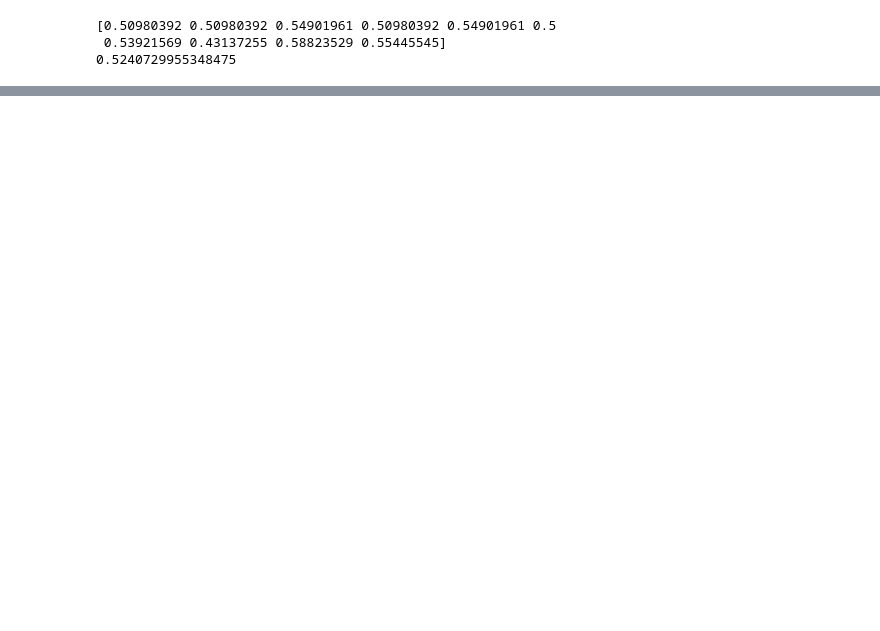
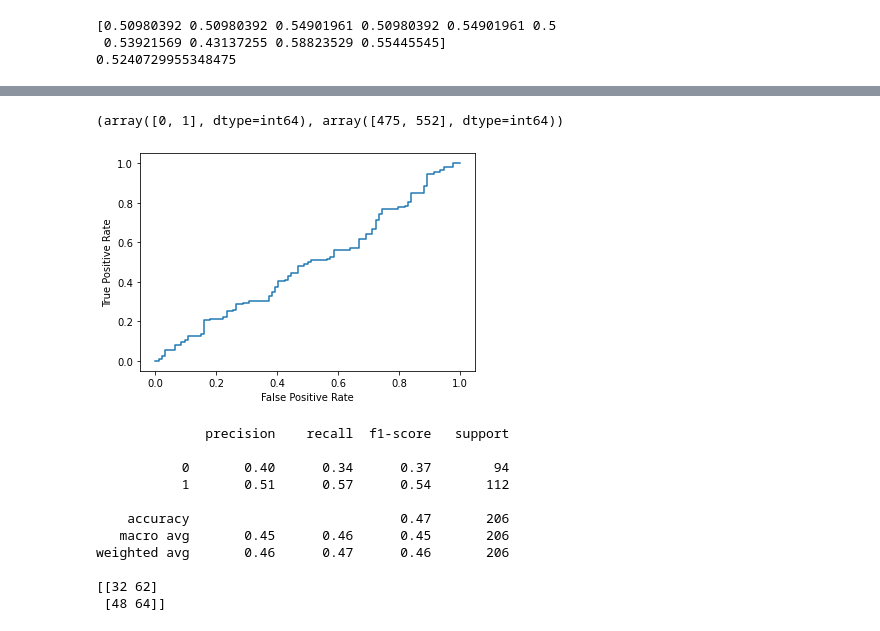
Before and after one commit to kylearbide/Stock-Market-Analysis-EMSE6575, a Jupyter notebook: notebooks/classification/Stock_classifier.ipynb, the cells around one changed output, grey strips where cells are left out. Saved outputs shown, nothing was run; the diff lists cells and outputs as text; code cells hidden in the pictures; blank space fills up the shorter version.

```diff
--- a/notebooks/classification/Stock_classifier.ipynb
+++ b/notebooks/classification/Stock_classifier.ipynb
@@ -394,0 +485,50 @@ weighted avg       0.48      0.48      0.48       204
+# %%
+stocks = ['AAPL','NVDA','FTEC','GOLD','GS','TMUS','MTB','LYG','FRC','GOOG','AAL','CIBR','CVS','TSLA','VOD','EWBC','BAC','RIO','BTG','CI']
+#
+stocks_df = pull_stocks_with_pct_change(stock_names = stocks)
+
+X = stocks_df
+y = np.array(stocks_df['AAPL'])
+
+y_cats = set_target_classes(n = 2, targets = y)
+y_cats = np.delete(y_cats, 0)
+
+X_shift = X.shift(periods=1).dropna()
+# %%
+np.unique(y_cats, return_counts = True)
+# %% [output]
+(array([0, 1], dtype=int64), array([475, 552], dtype=int64))
+# %%
+X_norm = StandardScaler().fit_transform(X_shift)
+
+X_train, X_test, y_train, y_test= train_test_split(X_norm, y_cats, test_size=.2, random_state=1)
+
+clf = GaussianNB()
+clf.fit(X_train,y_train)
+
+y_pred_proba = clf.predict_proba(X_test)[::,1]
+fpr, tpr, _ = metrics.roc_curve(y_test,  y_pred_proba)
+
+#create ROC curve
+plt.plot(fpr,tpr)
+plt.ylabel('True Positive Rate')
+plt.xlabel('False Positive Rate')
+plt.show()
+
+y_pred= clf.predict(X_test)
+
+print(classification_report(y_test, y_pred))
+print(confusion_matrix(y_test, y_pred))
+# %% [output]
+[figure, added]
+              precision    recall  f1-score   support
+
+           0       0.40      0.34      0.37        94
+           1       0.51      0.57      0.54       112
+
+    accuracy                           0.47       206
+   macro avg       0.45      0.46      0.45       206
+weighted avg       0.46      0.47      0.46       206
+
+[[32 62]
+ [48 64]]
```
Also changed, not shown: parts of 41 cells of this notebook.
